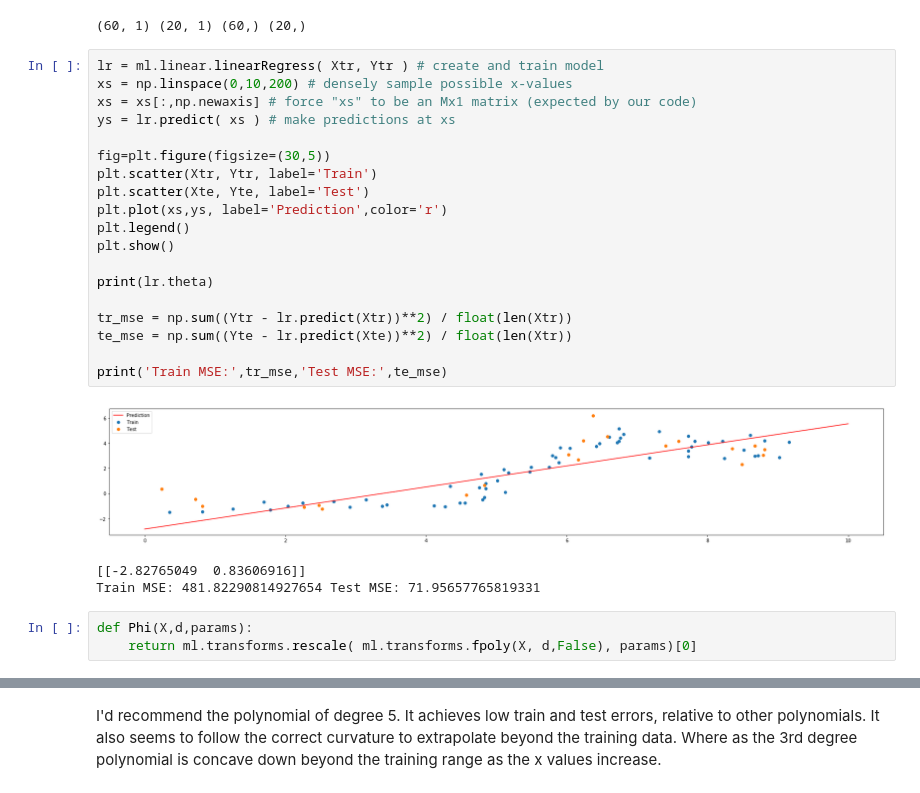
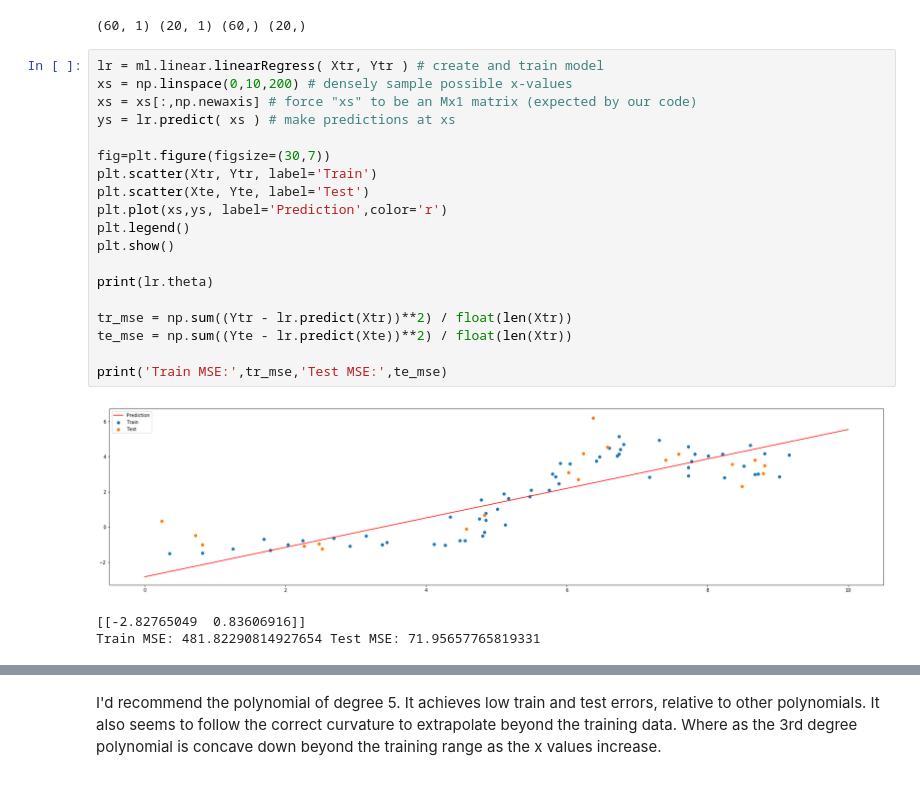
Before and after one commit to jordanott/MachineLearning, a Jupyter notebook: Homework/02/HW2.ipynb, the cells around one changed output, grey strips where cells are left out. Cells and saved outputs as stored; diff of their text form.

```diff
--- a/Homework/02/HW2.ipynb
+++ b/Homework/02/HW2.ipynb
@@ -21,27 +21,24 @@ print(Xtr.shape,Xte.shape,Ytr.shape,Yte.shape)
 # %%
 lr = ml.linear.linearRegress( Xtr, Ytr ) # create and train model
 xs = np.linspace(0,10,200) # densely sample possible x-values
 xs = xs[:,np.newaxis] # force "xs" to be an Mx1 matrix (expected by our code)
 ys = lr.predict( xs ) # make predictions at xs
 
-fig=plt.figure(figsize=(30,5))
+fig=plt.figure(figsize=(30,7))
 plt.scatter(Xtr, Ytr, label='Train')
 plt.scatter(Xte, Yte, label='Test')
 plt.plot(xs,ys, label='Prediction',color='r')
 plt.legend()
 plt.show()
 
 print(lr.theta)
 
 tr_mse = np.sum((Ytr - lr.predict(Xtr))**2) / float(len(Xtr))
 te_mse = np.sum((Yte - lr.predict(Xte))**2) / float(len(Xtr))
 
 print('Train MSE:',tr_mse,'Test MSE:',te_mse)
 # %% [output]
-[figure, old version]
+[figure, new version]
 [[-2.82765049  0.83606916]]
 Train MSE: 481.82290814927654 Test MSE: 71.95657765819331
-# %%
-def Phi(X,d,params):
-    return ml.transforms.rescale( ml.transforms.fpoly(X, d,False), params)[0]
 # %%
```
Also changed, not shown: parts of 8 cells of this notebook, 2 other files.
